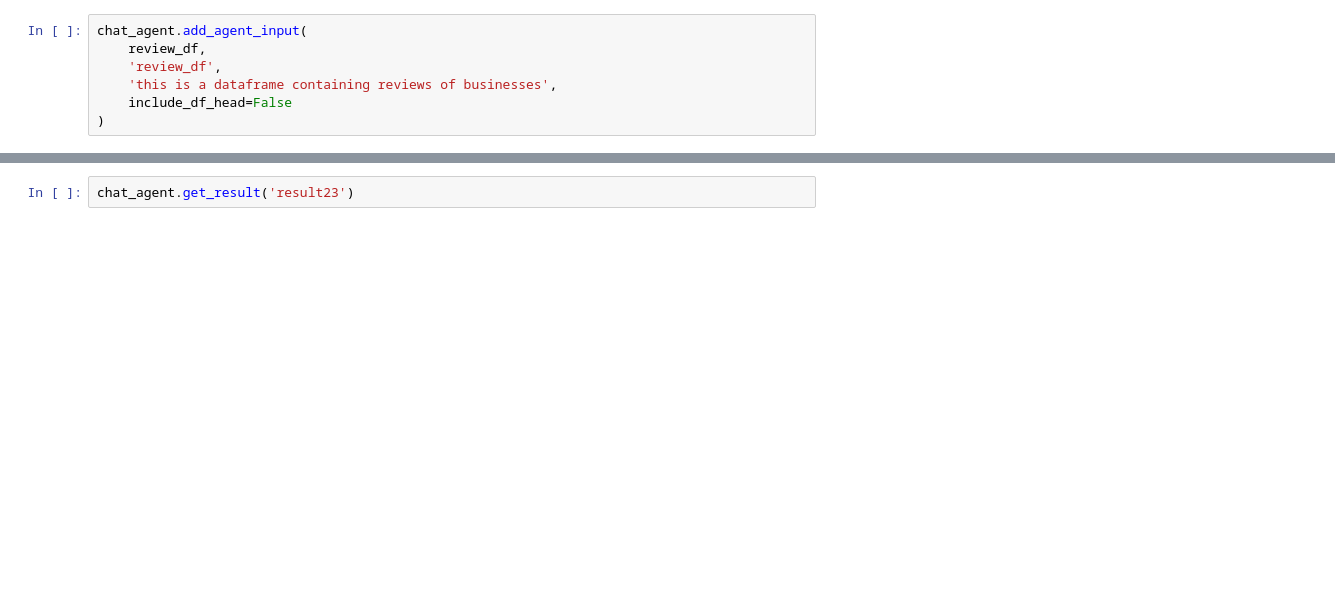
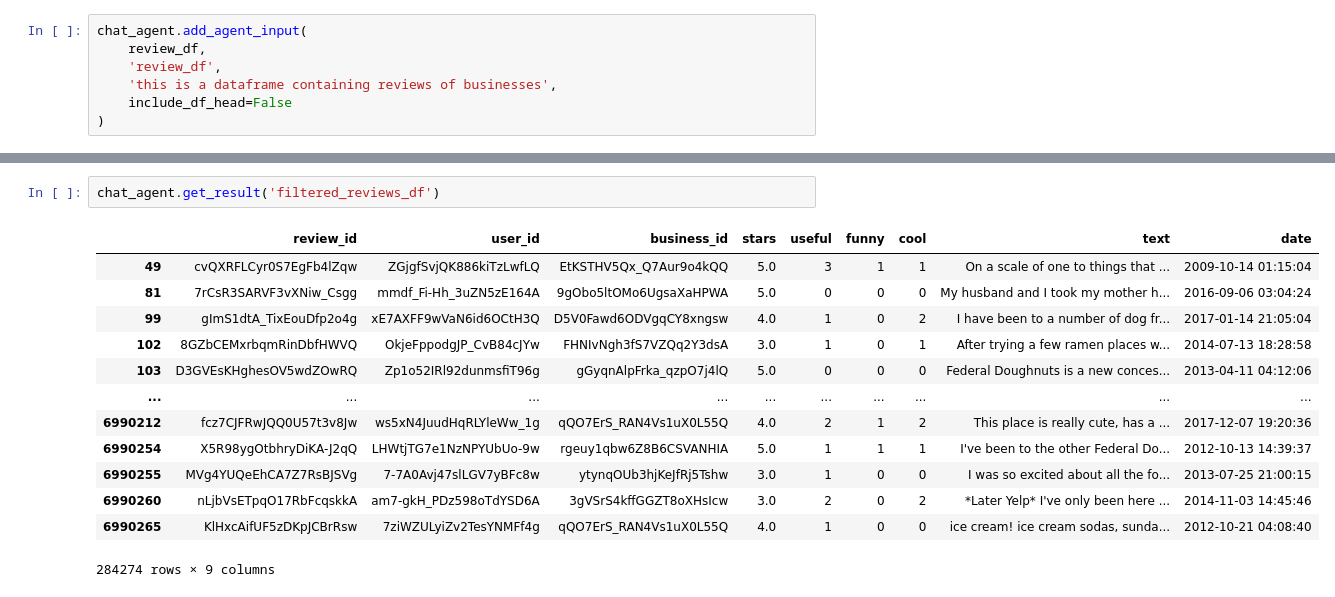
Before and after one commit to bmcclanahan/JupyterLLMAgents, a Jupyter notebook: LLMPABusinessReviewAnalysis.ipynb, the cells around one changed output, grey strips where cells are left out. Saved outputs shown, nothing was run; the diff lists cells and outputs as text; blank space fills up the shorter version.

```diff
--- a/LLMPABusinessReviewAnalysis.ipynb
+++ b/LLMPABusinessReviewAnalysis.ipynb
@@ -206,2 +261,16 @@ Filter the dataframe review_df so that it just contains reviews from businesses
-# %%
-chat_agent.get_result('result23')
+# %%
+chat_agent.get_result('filtered_reviews_df')
+# %% [output]
+|  | review_id | user_id | business_id | stars | useful | funny | cool | text | date |
+| 49 | cvQXRFLCyr0S7EgFb4lZqw | ZGjgfSvjQK886kiTzLwfLQ | EtKSTHV5Qx_Q7Aur9o4kQQ | 5.0 | 3 | 1 | 1 | On a scale of one to things that ... | 2009-10-14 01:15:04 |
+| 81 | 7rCsR3SARVF3vXNiw_Csgg | mmdf_Fi-Hh_3uZN5zE164A | 9gObo5ltOMo6UgsaXaHPWA | 5.0 | 0 | 0 | 0 | My husband and I took my mother h... | 2016-09-06 03:04:24 |
+| 99 | gImS1dtA_TixEouDfp2o4g | xE7AXFF9wVaN6id6OCtH3Q | D5V0Fawd6ODVgqCY8xngsw | 4.0 | 1 | 0 | 2 | I have been to a number of dog fr... | 2017-01-14 21:05:04 |
+| 102 | 8GZbCEMxrbqmRinDbfHWVQ | OkjeFppodgJP_CvB84cJYw | FHNIvNgh3fS7VZQq2Y3dsA | 3.0 | 1 | 0 | 1 | After trying a few ramen places w... | 2014-07-13 18:28:58 |
+| 103 | D3GVEsKHghesOV5wdZOwRQ | Zp1o52IRl92dunmsfiT96g | gGyqnAlpFrka_qzpO7j4lQ | 5.0 | 0 | 0 | 0 | Federal Doughnuts is a new conces... | 2013-04-11 04:12:06 |
+| ... | ... | ... | ... | ... | ... | ... | ... | ... | ... |
+| 6990212 | fcz7CJFRwJQQ0U57t3v8Jw | ws5xN4JuudHqRLYleWw_1g | qQO7ErS_RAN4Vs1uX0L55Q | 4.0 | 2 | 1 | 2 | This place is really cute, has a ... | 2017-12-07 19:20:36 |
+| 6990254 | X5R98ygOtbhryDiKA-J2qQ | LHWtjTG7e1NzNPYUbUo-9w | rgeuy1qbw6Z8B6CSVANHIA | 5.0 | 1 | 1 | 1 | I've been to the other Federal Do... | 2012-10-13 14:39:37 |
+| 6990255 | MVg4YUQeEhCA7Z7RsBJSVg | 7-7A0Avj47slLGV7yBFc8w | ytynqOUb3hjKeJfRj5Tshw | 3.0 | 1 | 0 | 0 | I was so excited about all the fo... | 2013-07-25 21:00:15 |
+| 6990260 | nLjbVsETpqO17RbFcqskkA | am7-gkH_PDz598oTdYSD6A | 3gVSrS4kffGGZT8oXHsIcw | 3.0 | 2 | 0 | 2 | *Later Yelp* I've only been here ... | 2014-11-03 14:45:46 |
+| 6990265 | KlHxcAifUF5zDKpJCBrRsw | 7ziWZULyiZv2TesYNMFf4g | qQO7ErS_RAN4Vs1uX0L55Q | 4.0 | 1 | 0 | 0 | ice cream! ice cream sodas, sunda... | 2012-10-21 04:08:40 |
+284274 rows × 9 columns
```
Also changed, not shown: parts of 18 cells of this notebook, 2 other files.
